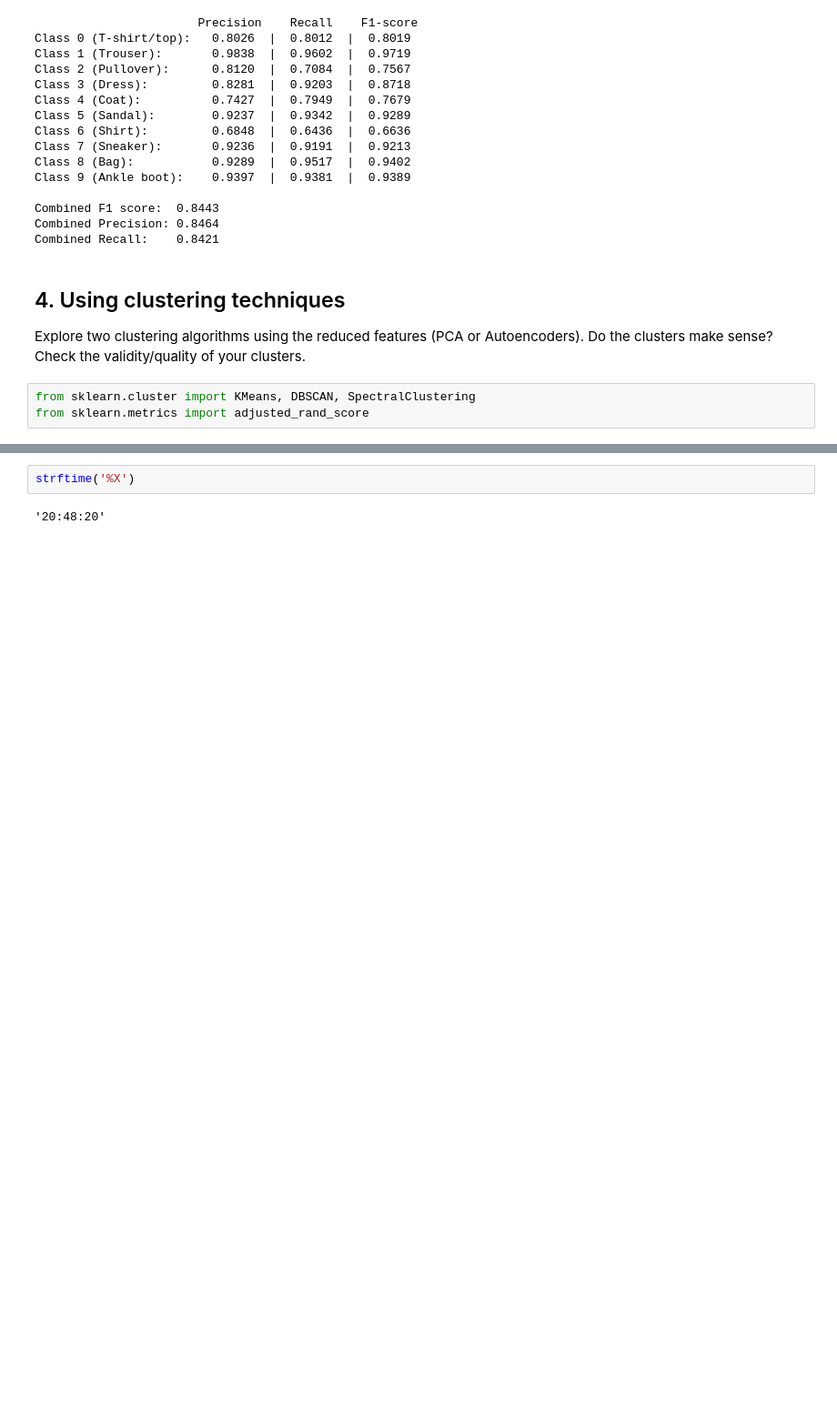
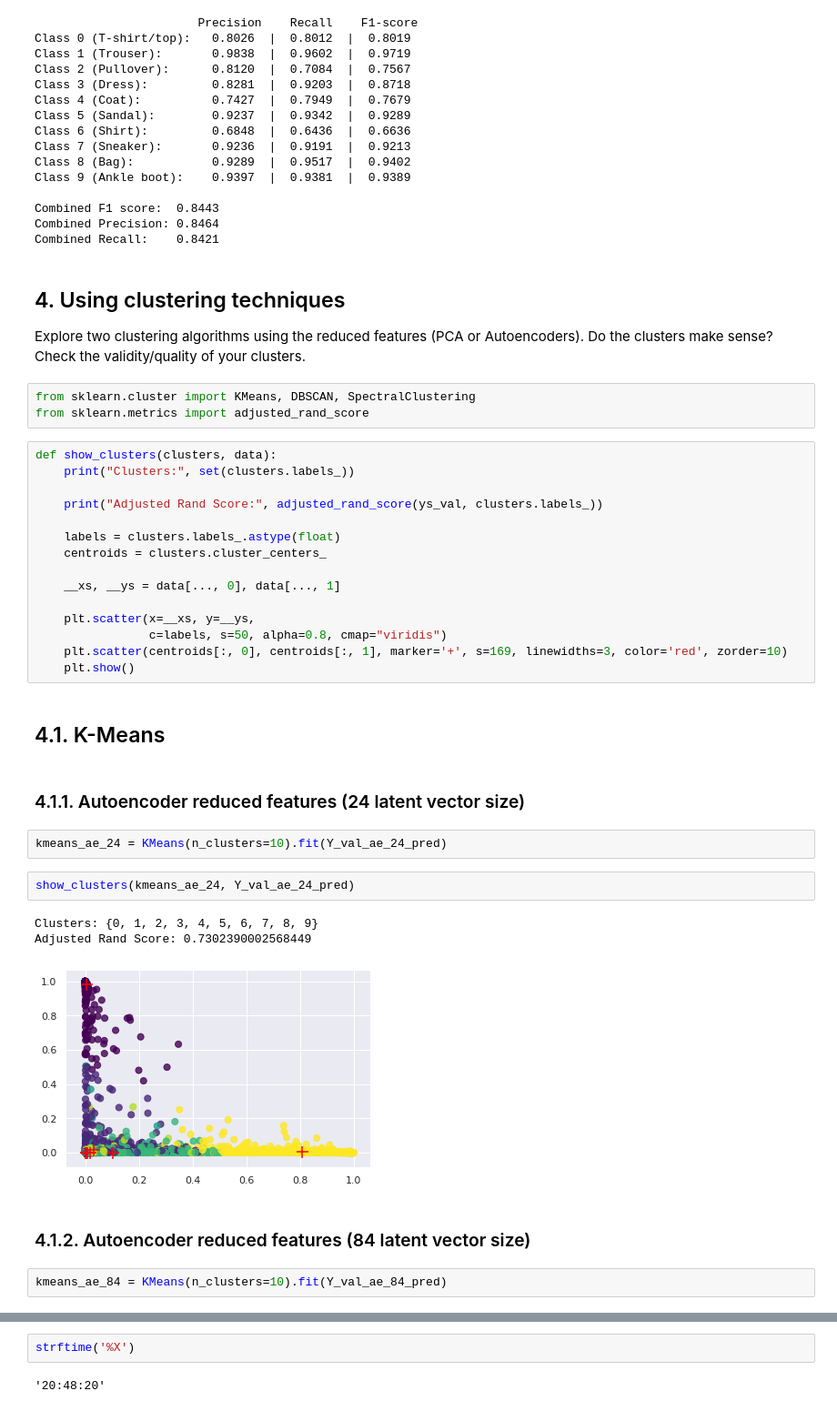
Before and after one commit to laurelkeys/machine-learning, a Jupyter notebook: assignment-3/Assignment3.ipynb, the cells around one changed output, grey strips where cells are left out. Shown at 91% size. Cells and saved outputs as stored; diff of their text form; blank space fills up the shorter version.

Commit message:
Run K-Means on AE and PCA

```diff
--- a/assignment-3/Assignment3.ipynb
+++ b/assignment-3/Assignment3.ipynb
@@ -1147,3 +1149,34 @@ Explore two clustering algorithms using the reduced features (PCA or Autoencoder
 # %%
 from sklearn.cluster import KMeans, DBSCAN, SpectralClustering
 from sklearn.metrics import adjusted_rand_score
+# %%
+def show_clusters(clusters, data):
+    print("Clusters:", set(clusters.labels_))
+
+    print("Adjusted Rand Score:", adjusted_rand_score(ys_val, clusters.labels_))
+
+    labels = clusters.labels_.astype(float)
+    centroids = clusters.cluster_centers_
+
+    __xs, __ys = data[..., 0], data[..., 1]
+
+    plt.scatter(x=__xs, y=__ys,
+                c=labels, s=50, alpha=0.8, cmap="viridis")
+    plt.scatter(centroids[:, 0], centroids[:, 1], marker='+', s=169, linewidths=3, color='red', zorder=10)
+    plt.show()
+# %% [markdown]
+## 4.1. K-Means
+# %% [markdown]
+### 4.1.1. Autoencoder reduced features (24 latent vector size)
+# %%
+kmeans_ae_24 = KMeans(n_clusters=10).fit(Y_val_ae_24_pred)
+# %%
+show_clusters(kmeans_ae_24, Y_val_ae_24_pred)
+# %% [output]
+Clusters: {0, 1, 2, 3, 4, 5, 6, 7, 8, 9}
+Adjusted Rand Score: 0.7302390002568449
+[figure, added]
+# %% [markdown]
+### 4.1.2. Autoencoder reduced features (84 latent vector size)
+# %%
+kmeans_ae_84 = KMeans(n_clusters=10).fit(Y_val_ae_84_pred)
```
Also changed, not shown: parts of 8 cells of this notebook.
